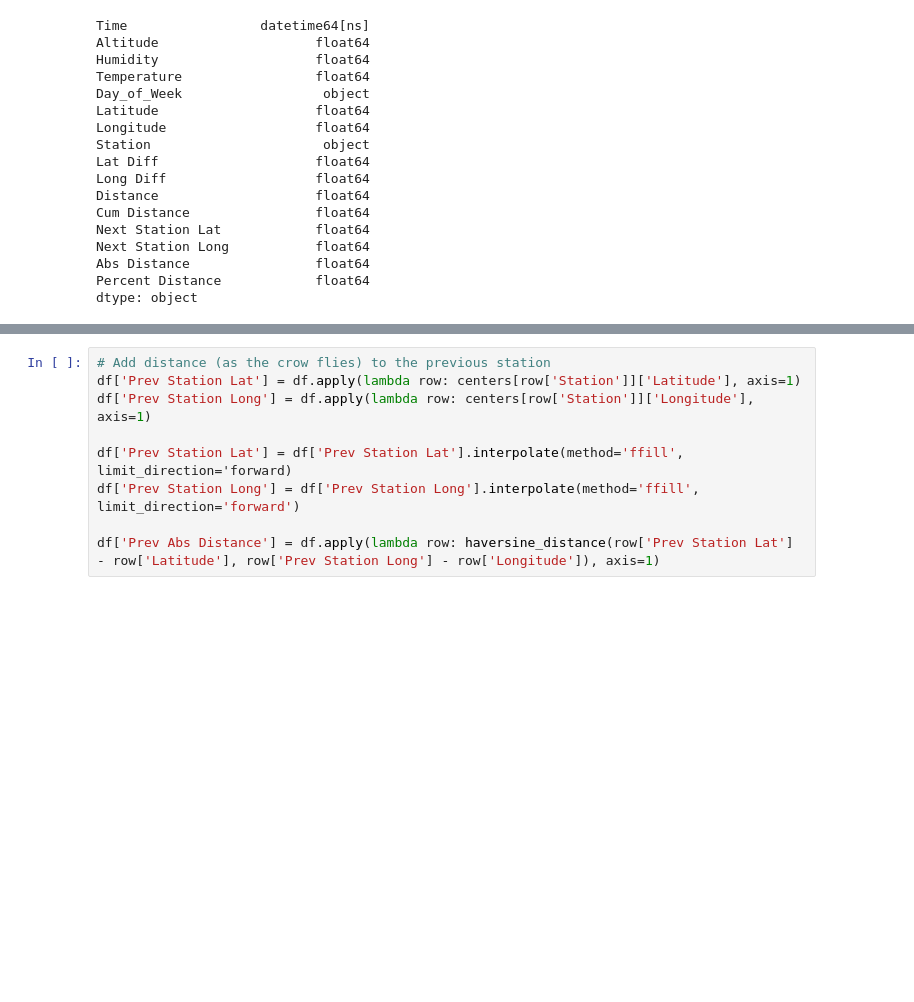
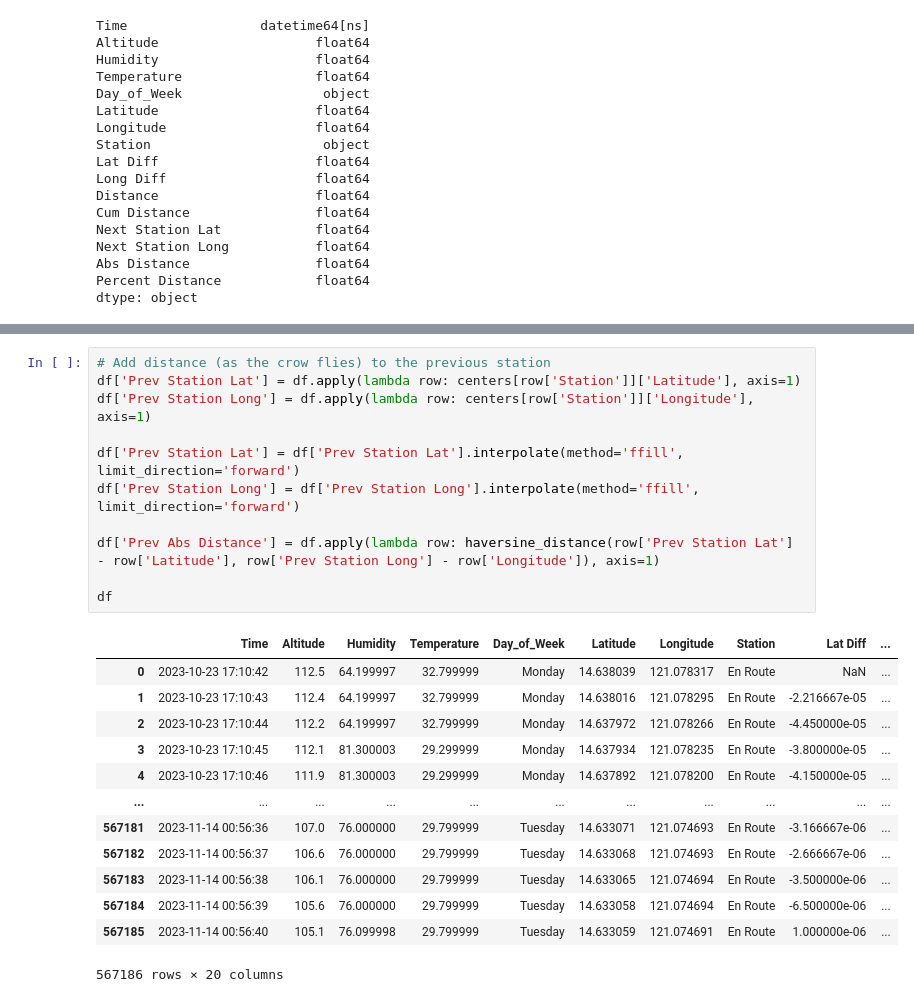
Before and after one commit to CSfromCS/VHS-Thesis, a Jupyter notebook: Data Preprocessing/DataProcessor.ipynb, the cells around one changed output, grey strips where cells are left out. Saved outputs shown, nothing was run; the diff lists cells and outputs as text; blank space fills up the shorter version.

```diff
--- a/Data Preprocessing/DataProcessor.ipynb
+++ b/Data Preprocessing/DataProcessor.ipynb
@@ -320,9 +355,25 @@ df
 # %%
 # Add distance (as the crow flies) to the previous station
 df['Prev Station Lat'] = df.apply(lambda row: centers[row['Station']]['Latitude'], axis=1)
 df['Prev Station Long'] = df.apply(lambda row: centers[row['Station']]['Longitude'], axis=1)
 
-df['Prev Station Lat'] = df['Prev Station Lat'].interpolate(method='ffill', limit_direction='forward)
+df['Prev Station Lat'] = df['Prev Station Lat'].interpolate(method='ffill', limit_direction='forward')
 df['Prev Station Long'] = df['Prev Station Long'].interpolate(method='ffill', limit_direction='forward')
 
 df['Prev Abs Distance'] = df.apply(lambda row: haversine_distance(row['Prev Station Lat'] - row['Latitude'], row['Prev Station Long'] - row['Longitude']), axis=1)
+
+df
+# %% [output]
+|  | Time | Altitude | Humidity | Temperature | Day_of_Week | Latitude | Longitude | Station | Lat Diff | ... |
+| 0 | 2023-10-23 17:10:42 | 112.5 | 64.199997 | 32.799999 | Monday | 14.638039 | 121.078317 | En Route | NaN | ... |
+| 1 | 2023-10-23 17:10:43 | 112.4 | 64.199997 | 32.799999 | Monday | 14.638016 | 121.078295 | En Route | -2.216667e-05 | ... |
+| 2 | 2023-10-23 17:10:44 | 112.2 | 64.199997 | 32.799999 | Monday | 14.637972 | 121.078266 | En Route | -4.450000e-05 | ... |
+| 3 | 2023-10-23 17:10:45 | 112.1 | 81.300003 | 29.299999 | Monday | 14.637934 | 121.078235 | En Route | -3.800000e-05 | ... |
+| 4 | 2023-10-23 17:10:46 | 111.9 | 81.300003 | 29.299999 | Monday | 14.637892 | 121.078200 | En Route | -4.150000e-05 | ... |
+| ... | ... | ... | ... | ... | ... | ... | ... | ... | ... | ... |
+| 567181 | 2023-11-14 00:56:36 | 107.0 | 76.000000 | 29.799999 | Tuesday | 14.633071 | 121.074693 | En Route | -3.166667e-06 | ... |
+| 567182 | 2023-11-14 00:56:37 | 106.6 | 76.000000 | 29.799999 | Tuesday | 14.633068 | 121.074693 | En Route | -2.666667e-06 | ... |
+| 567183 | 2023-11-14 00:56:38 | 106.1 | 76.000000 | 29.799999 | Tuesday | 14.633065 | 121.074694 | En Route | -3.500000e-06 | ... |
+| 567184 | 2023-11-14 00:56:39 | 105.6 | 76.000000 | 29.799999 | Tuesday | 14.633058 | 121.074694 | En Route | -6.500000e-06 | ... |
+| 567185 | 2023-11-14 00:56:40 | 105.1 | 76.099998 | 29.799999 | Tuesday | 14.633059 | 121.074691 | En Route | 1.000000e-06 | ... |
+567186 rows × 20 columns
```
Also changed, not shown: parts of 8 cells of this notebook.
